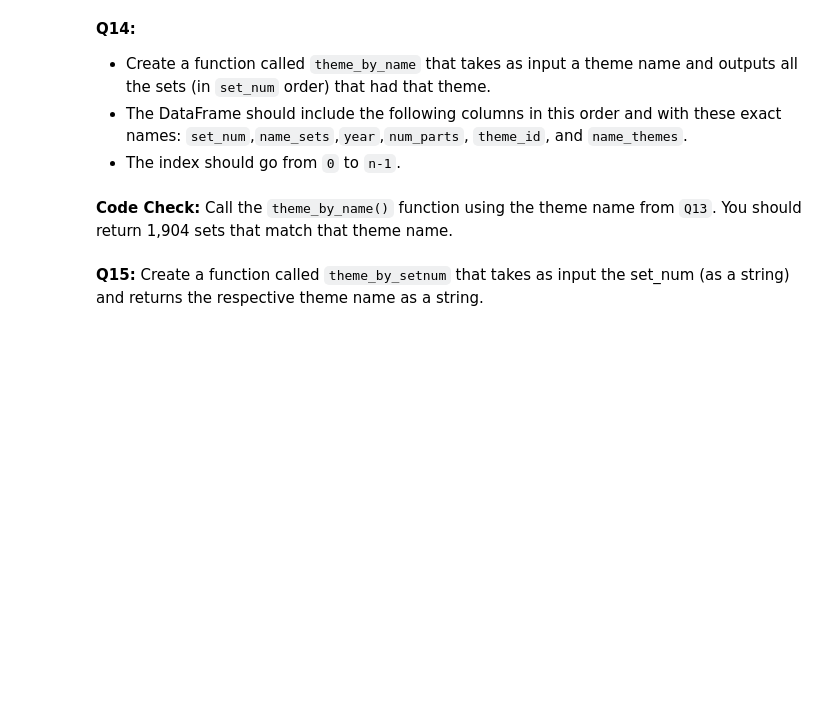
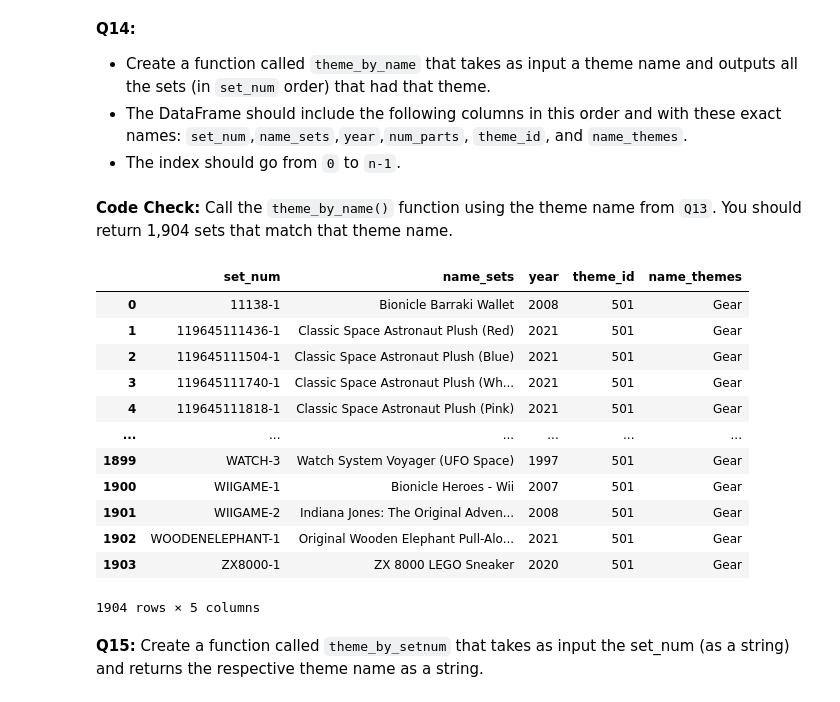
Before and after one commit to nyambura00/pandas_lego_task, a Jupyter notebook: lego.ipynb, the cells around one changed output. Saved outputs shown, nothing was run; the diff lists cells and outputs as text; code cells hidden in the pictures; blank space fills up the shorter version.

```diff
--- a/lego.ipynb
+++ b/lego.ipynb
@@ -154,3 +269,16 @@ Notice that the first set was back in 1949 but over half of the sets were after
+# %%
+sets_themes = pd.merge(sets, themes, left_on = 'theme_id', right_on = 'id', how = 'outer')
+sets_themes.rename(columns = {'name_x':'name_sets', 'name_y':'name_themes'},
+                  inplace = True)
+
+# print(sets_themes.head())
+
+def theme_by_year(year : int):
+    theme_names = sets_themes.loc[sets_themes['year'] == year]
+    theme_names = theme_names[['id', 'name_themes']]
+    theme_names.reset_index(inplace = True)
+    theme_names.drop('index', axis = 1, inplace = True)
+    return theme_names
 # %% [markdown]
 **Code Check:** Call the `theme_by_year()` function on the year `1960`.  Your output should look as follows:
 
@@ -177,2 +316,9 @@ Notice that the first set was back in 1949 but over half of the sets were after
+# %%
+def theme_by_name(theme_name):
+    sets_ = sets_themes.loc[sets_themes['name_themes'] == theme_name]
+    sets_ = sets_[['set_num', 'name_sets', 'year', 'theme_id', 'name_themes']]
+    sets_.reset_index(inplace = True)
+    sets_.drop('index', axis = 1, inplace = True)
+    return sets_
 # %% [markdown]
 **Code Check:** Call the `theme_by_name()` function using the theme name from `Q13`.  You should return 1,904 sets that match that theme name.
@@ -181,2 +325,18 @@ Notice that the first set was back in 1949 but over half of the sets were after
+# %%
+theme_by_name('Gear')
+# %% [output]
+|  | set_num | name_sets | year | theme_id | name_themes |
+| 0 | 11138-1 | Bionicle Barraki Wallet | 2008 | 501 | Gear |
+| 1 | 119645111436-1 | Classic Space Astronaut Plush (Red) | 2021 | 501 | Gear |
+| 2 | 119645111504-1 | Classic Space Astronaut Plush (Blue) | 2021 | 501 | Gear |
+| 3 | 119645111740-1 | Classic Space Astronaut Plush (Wh... | 2021 | 501 | Gear |
+| 4 | 119645111818-1 | Classic Space Astronaut Plush (Pink) | 2021 | 501 | Gear |
+| ... | ... | ... | ... | ... | ... |
+| 1899 | WATCH-3 | Watch System Voyager (UFO Space) | 1997 | 501 | Gear |
+| 1900 | WIIGAME-1 | Bionicle Heroes - Wii | 2007 | 501 | Gear |
+| 1901 | WIIGAME-2 | Indiana Jones: The Original Adven... | 2008 | 501 | Gear |
+| 1902 | WOODENELEPHANT-1 | Original Wooden Elephant Pull-Alo... | 2021 | 501 | Gear |
+| 1903 | ZX8000-1 | ZX 8000 LEGO Sneaker | 2020 | 501 | Gear |
+1904 rows × 5 columns
 # %% [markdown]
 **Q15:** Create a function called `theme_by_setnum` that takes as input the set_num (as a string) and returns the respective theme name as a string.
```
Also changed, not shown: parts of 67 cells of this notebook.
